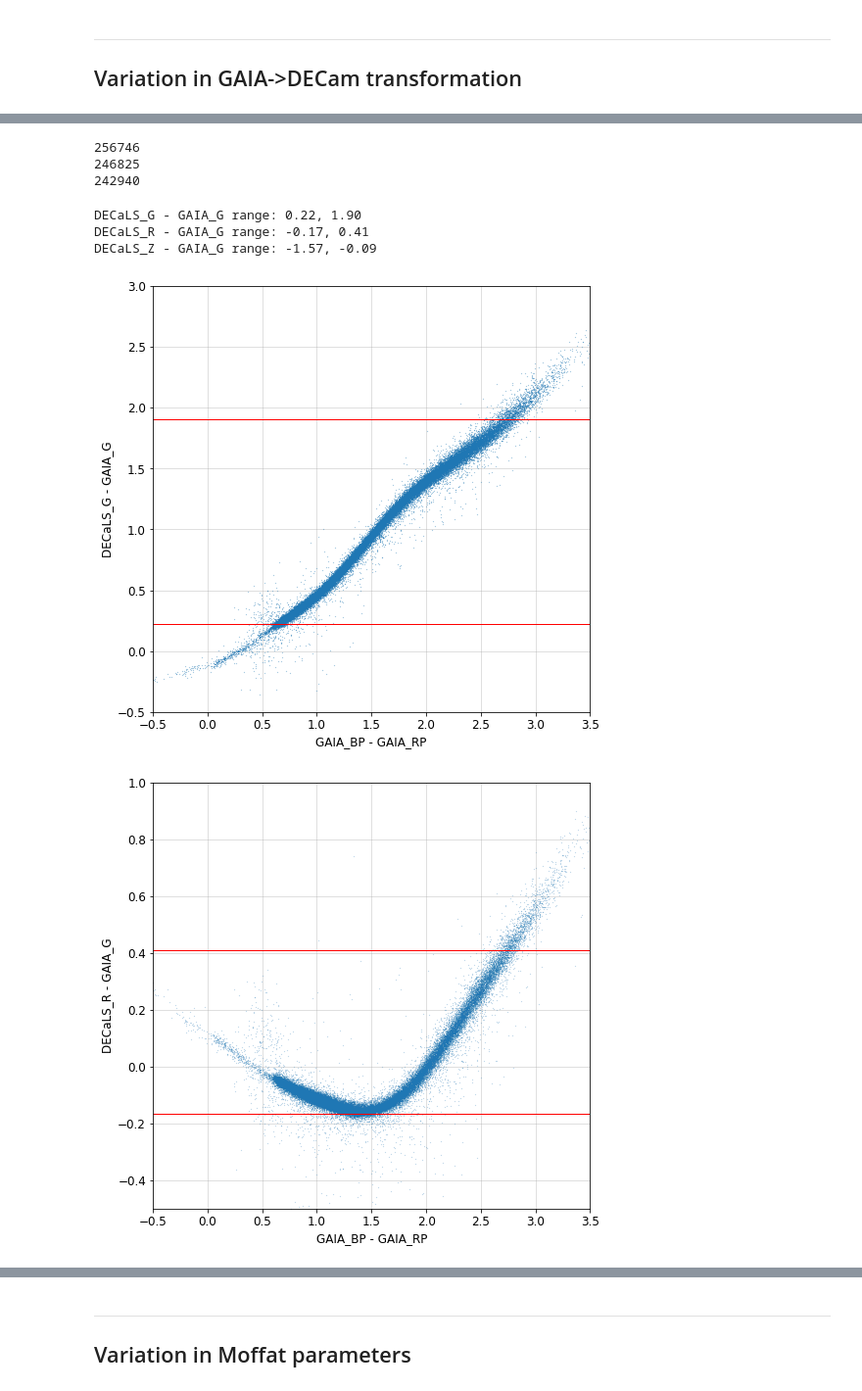
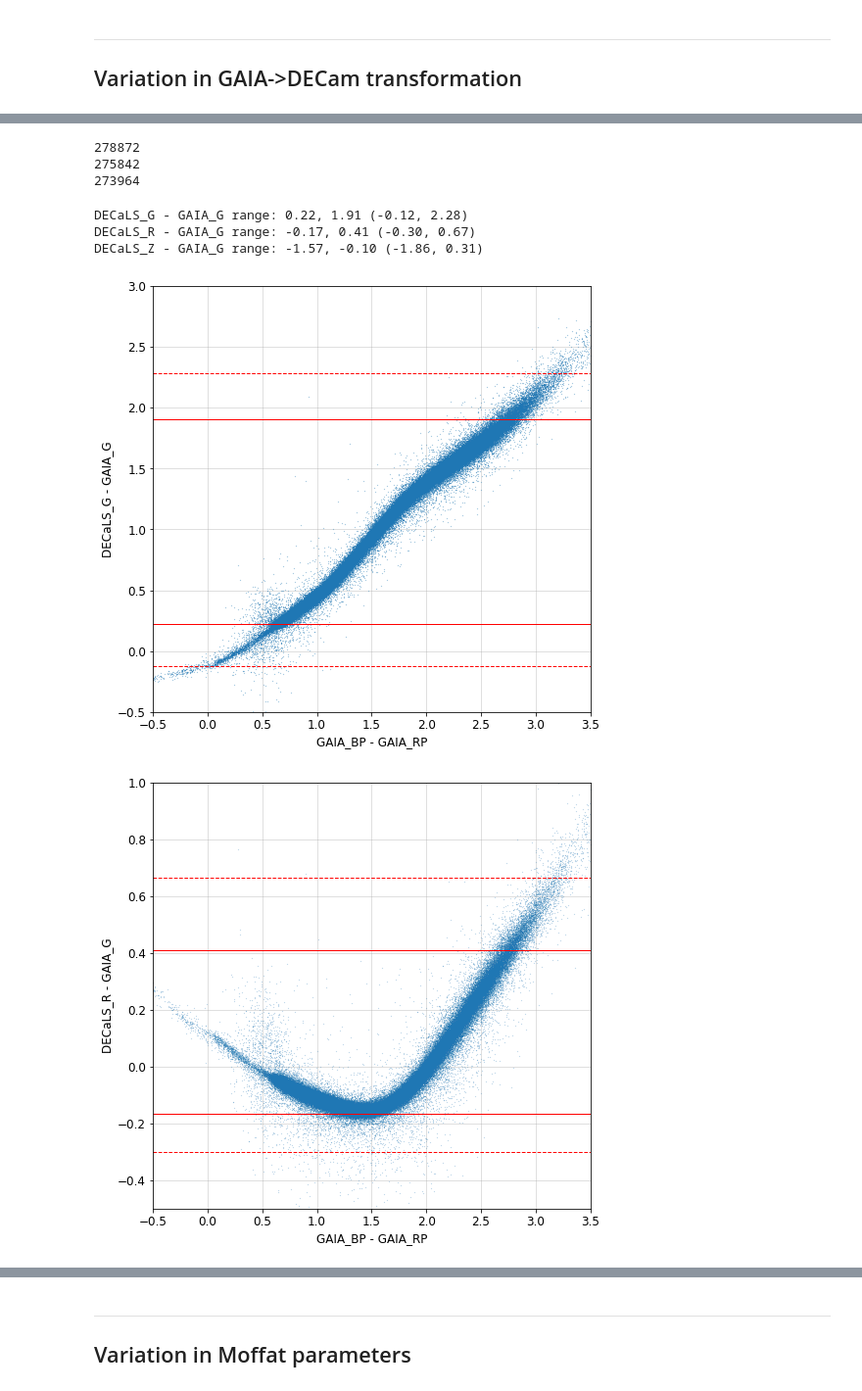
Before and after one commit to rongpu/desi-misc, a Jupyter notebook: bright_star_profiles/final/radius_vs_magnitude-decam-preparation.ipynb, the cells around one changed output, grey strips where cells are left out. Shown at 98% size. Saved outputs shown, nothing was run; the diff lists cells and outputs as text; code cells hidden in the pictures.

```diff
--- a/bright_star_profiles/final/radius_vs_magnitude-decam-preparation.ipynb
+++ b/bright_star_profiles/final/radius_vs_magnitude-decam-preparation.ipynb
@@ -20,13 +20,13 @@ plt.rcParams.update(params)
 -------
 ## Variation in GAIA->DECam transformation
 # %%
-sweep_list = ['sweep-180p010-190p015.fits', 'sweep-190p010-200p015.fits']
+sweep_list = ['sweep-180p010-190p015.fits', 'sweep-190p010-200p015.fits', 'sweep-180p015-190p020.fits', 'sweep-190p015-200p020.fits', 'sweep-160p010-170p015.fits', 'sweep-170p010-180p015.fits', 'sweep-160p015-170p020.fits', 'sweep-170p015-180p020.fits']
 
 cat = []
 for sweep_fn in sweep_list:
-    tmp = fitsio.read('/Users/rongpu/Downloads/'+sweep_fn, columns=['GAIA_PHOT_G_MEAN_MAG'])
+    tmp = fitsio.read('/global/cfs/cdirs/cosmo/data/legacysurvey/dr9/south/sweep/9.0/'+sweep_fn, columns=['GAIA_PHOT_G_MEAN_MAG'])
     idx = np.where(tmp['GAIA_PHOT_G_MEAN_MAG']!=0)[0]
-    tmp = fitsio.read('/Users/rongpu/Downloads/'+sweep_fn, rows=idx)
+    tmp = fitsio.read('/global/cfs/cdirs/cosmo/data/legacysurvey/dr9/south/sweep/9.0/'+sweep_fn, rows=idx)
     tmp = Table(tmp)
     cat.append(tmp)
 
@@ -36,0 +37,7 @@ print(len(cat))
+# %%
+mask = (cat['RA']<197.5) | (cat['DEC']<17)
+cat = cat[mask]
+
+ramin, ramax, decmin, decmax = 182, 183, 18.4, 18.8
+mask = (cat['RA']>ramin) & (cat['RA']<ramax) & (cat['DEC']>decmin) & (cat['DEC']<decmax)
+cat = cat[~mask]
@@ -55,7 +76,7 @@ mask = cat['MASKBITS']==0
 print(np.sum(mask))
 cat = cat[mask]
 
-mask = cat['TYPE']=='PSF '
+mask = cat['TYPE']=='PSF'
 print(np.sum(mask))
 cat = cat[mask]
 
@@ -71,6 +92,6 @@ with warnings.catch_warnings():
     cat['w1mag'] = 22.5 - 2.5*np.log10(cat['FLUX_W1'])
     cat['w2mag'] = 22.5 - 2.5*np.log10(cat['FLUX_W2'])
 # %% [output]
-256746
-246825
-242940
+278872
+275842
+273964
@@ -79,48 +98,54 @@ a = {'g_min' :  0.22}
 # %%
 mask = (cat['GAIA_PHOT_G_MEAN_MAG']>16) & ((cat['GAIA_PHOT_G_MEAN_MAG']<18.5))
 
-g_min, g_max = np.percentile((cat['gmag']-cat['GAIA_PHOT_G_MEAN_MAG'])[mask], [2.5, 97.5])
-print('DECaLS_G - GAIA_G range: {:.2f}, {:.2f} '.format(g_min, g_max))
+g_2sigma_min, g_2sigma_max, g_3sigma_min, g_3sigma_max = np.percentile((cat['gmag']-cat['GAIA_PHOT_G_MEAN_MAG'])[mask], [2.5, 97.5, 0.27/2, 100-0.27])
+print('DECaLS_G - GAIA_G range: {:.2f}, {:.2f} ({:.2f}, {:.2f})'.format(g_2sigma_min, g_2sigma_max, g_3sigma_min, g_3sigma_max))
 
-r_min, r_max = np.percentile((cat['rmag']-cat['GAIA_PHOT_G_MEAN_MAG'])[mask], [2.5, 97.5])
-print('DECaLS_R - GAIA_G range: {:.2f}, {:.2f} '.format(r_min, r_max))
+r_2sigma_min, r_2sigma_max, r_3sigma_min, r_3sigma_max = np.percentile((cat['rmag']-cat['GAIA_PHOT_G_MEAN_MAG'])[mask], [2.5, 97.5, 0.27/2, 100-0.27])
+print('DECaLS_R - GAIA_G range: {:.2f}, {:.2f} ({:.2f}, {:.2f})'.format(r_2sigma_min, r_2sigma_max, r_3sigma_min, r_3sigma_max))
 
-z_min, z_max = np.percentile((cat['zmag']-cat['GAIA_PHOT_G_MEAN_MAG'])[mask], [2.5, 97.5])
-print('DECaLS_Z - GAIA_G range: {:.2f}, {:.2f} '.format(z_min, z_max))
+z_2sigma_min, z_2sigma_max, z_3sigma_min, z_3sigma_max = np.percentile((cat['zmag']-cat['GAIA_PHOT_G_MEAN_MAG'])[mask], [2.5, 97.5, 0.27/2, 100-0.27])
+print('DECaLS_Z - GAIA_G range: {:.2f}, {:.2f} ({:.2f}, {:.2f})'.format(z_2sigma_min, z_2sigma_max, z_3sigma_min, z_3sigma_max))
 # %% [output]
-DECaLS_G - GAIA_G range: 0.22, 1.90
-DECaLS_R - GAIA_G range: -0.17, 0.41
-DECaLS_Z - GAIA_G range: -1.57, -0.09
+DECaLS_G - GAIA_G range: 0.22, 1.91 (-0.12, 2.28)
+DECaLS_R - GAIA_G range: -0.17, 0.41 (-0.30, 0.67)
+DECaLS_Z - GAIA_G range: -1.57, -0.10 (-1.86, 0.31)
 # %%
 plt.figure(figsize=(8, 8))
 plt.plot((cat['GAIA_PHOT_BP_MEAN_MAG']-cat['GAIA_PHOT_RP_MEAN_MAG'])[mask], (cat['gmag']-cat['GAIA_PHOT_G_MEAN_MAG'])[mask], '.', ms=0.3)
-plt.axhline(g_min, lw=1, color='r')
-plt.axhline(g_max, lw=1, color='r')
+plt.axhline(g_2sigma_min, lw=1, color='r')
+plt.axhline(g_2sigma_max, lw=1, color='r')
+plt.axhline(g_3sigma_min, lw=1, ls='--', color='r')
+plt.axhline(g_3sigma_max, lw=1, ls='--', color='r')
 plt.xlabel('GAIA_BP - GAIA_RP')
 plt.ylabel('DECaLS_G - GAIA_G')
 plt.axis([-0.5, 3.5, -0.5, 3.])
 plt.grid(alpha=0.5)
 plt.show()
 
 plt.figure(figsize=(8, 8))
 plt.plot((cat['GAIA_PHOT_BP_MEAN_MAG']-cat['GAIA_PHOT_RP_MEAN_MAG'])[mask], (cat['rmag']-cat['GAIA_PHOT_G_MEAN_MAG'])[mask], '.', ms=0.2)
-plt.axhline(r_min, lw=1, color='r')
-plt.axhline(r_max, lw=1, color='r')
+plt.axhline(r_2sigma_min, lw=1, color='r')
+plt.axhline(r_2sigma_max, lw=1, color='r')
+plt.axhline(r_3sigma_min, lw=1, ls='--', color='r')
+plt.axhline(r_3sigma_max, lw=1, ls='--', color='r')
 plt.xlabel('GAIA_BP - GAIA_RP')
 plt.ylabel('DECaLS_R - GAIA_G')
 plt.axis([-0.5, 3.5, -0.5, 1])
 plt.grid(alpha=0.5)
 plt.show()
 
 plt.figure(figsize=(8, 8))
 plt.plot((cat['GAIA_PHOT_BP_MEAN_MAG']-cat['GAIA_PHOT_RP_MEAN_MAG'])[mask], (cat['zmag']-cat['GAIA_PHOT_G_MEAN_MAG'])[mask], '.', ms=0.3)
-plt.axhline(z_min, lw=1, color='r')
-plt.axhline(z_max, lw=1, color='r')
+plt.axhline(z_2sigma_min, lw=1, color='r')
+plt.axhline(z_2sigma_max, lw=1, color='r')
+plt.axhline(z_3sigma_min, lw=1, ls='--', color='r')
+plt.axhline(z_3sigma_max, lw=1, ls='--', color='r')
 plt.xlabel('GAIA_BP - GAIA_RP')
 plt.ylabel('DECaLS_Z - GAIA_G')
 plt.axis([-0.5, 3.5, -2, 1.])
 plt.grid(alpha=0.5)
 plt.show()
 # %% [output]
-[figure, old version]
+[figure, new version]
-[figure, old version]
+[figure, new version]
```
Also changed, not shown: parts of 5 cells of this notebook, 14 other files.
